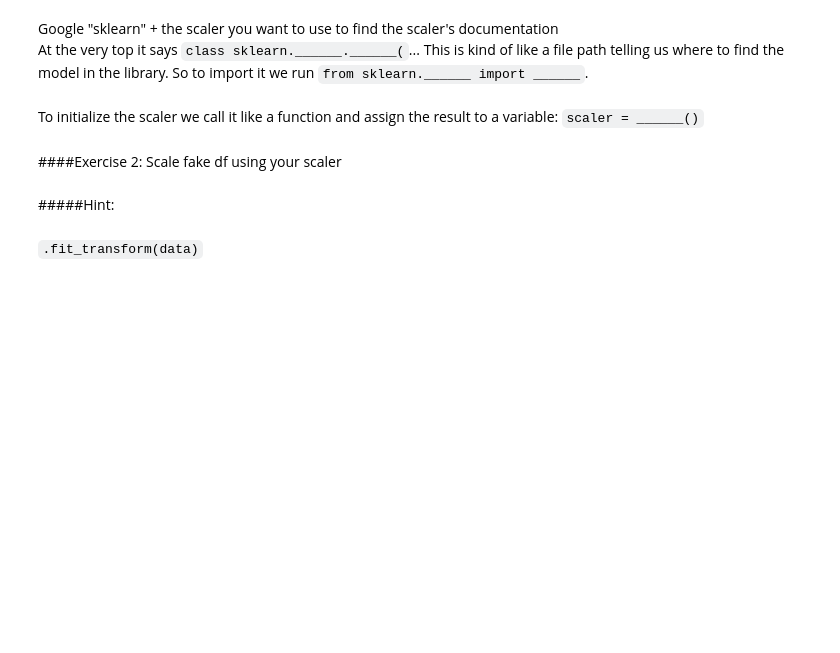
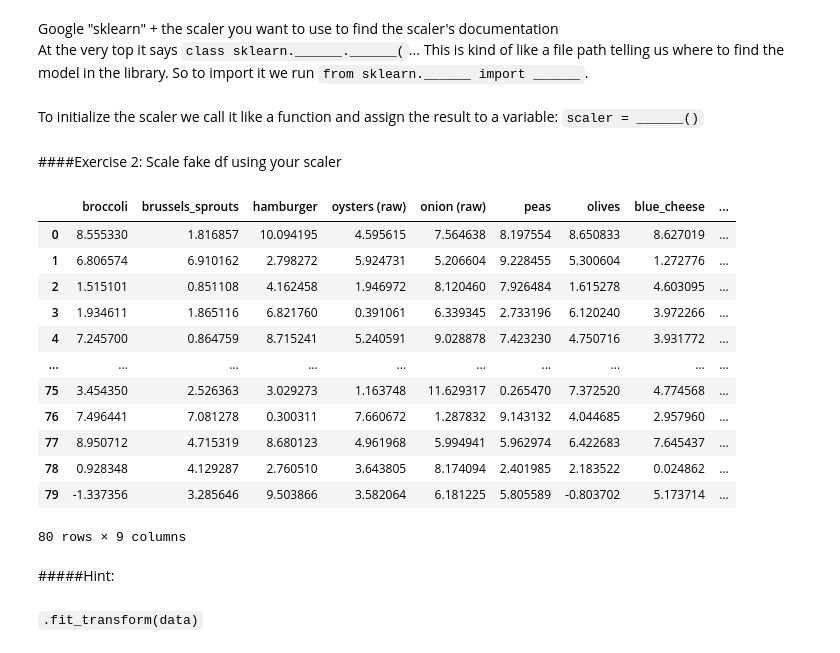
Before and after one commit to Cooljoe67/ML_DSAI, a Jupyter notebook: UML_Day_3_Warmup__Scaling.ipynb, the cells around one changed output. Drawn from its saved outputs; the diff is of its cells as text; code cells hidden in the pictures; blank space fills up the shorter version.

```diff
--- a/UML_Day_3_Warmup__Scaling.ipynb
+++ b/UML_Day_3_Warmup__Scaling.ipynb
@@ -71,0 +70,13 @@ rand_plot_2d(fake_df)
+# %%
+import pandas as pd
+import seaborn as sns
+import matplotlib.pyplot as plt
+from sklearn.metrics import pairwise_distances
+from sklearn.preprocessing import StandardScaler, MinMaxScaler, RobustScaler, QuantileTransformer, PowerTransformer
+from sklearn import set_config
+
+set_config(transform_output="pandas")
+
+mimaScaler = StandardScaler()
+
+mimaScaler
@@ -82,3 +93,21 @@ To initialize the scaler we call it like a function and assign the result to a v
+# %%
+old_fake_df = fake_df.copy()
+mimaScaler.fit_transform(fake_df)
+old_fake_df
+# %% [output]
+|  | broccoli | brussels_sprouts | hamburger | oysters (raw) | onion (raw) | peas | olives | blue_cheese | ... |
+| 0 | 8.555330 | 1.816857 | 10.094195 | 4.595615 | 7.564638 | 8.197554 | 8.650833 | 8.627019 | ... |
+| 1 | 6.806574 | 6.910162 | 2.798272 | 5.924731 | 5.206604 | 9.228455 | 5.300604 | 1.272776 | ... |
+| 2 | 1.515101 | 0.851108 | 4.162458 | 1.946972 | 8.120460 | 7.926484 | 1.615278 | 4.603095 | ... |
+| 3 | 1.934611 | 1.865116 | 6.821760 | 0.391061 | 6.339345 | 2.733196 | 6.120240 | 3.972266 | ... |
+| 4 | 7.245700 | 0.864759 | 8.715241 | 5.240591 | 9.028878 | 7.423230 | 4.750716 | 3.931772 | ... |
+| ... | ... | ... | ... | ... | ... | ... | ... | ... | ... |
+| 75 | 3.454350 | 2.526363 | 3.029273 | 1.163748 | 11.629317 | 0.265470 | 7.372520 | 4.774568 | ... |
+| 76 | 7.496441 | 7.081278 | 0.300311 | 7.660672 | 1.287832 | 9.143132 | 4.044685 | 2.957960 | ... |
+| 77 | 8.950712 | 4.715319 | 8.680123 | 4.961968 | 5.994941 | 5.962974 | 6.422683 | 7.645437 | ... |
+| 78 | 0.928348 | 4.129287 | 2.760510 | 3.643805 | 8.174094 | 2.401985 | 2.183522 | 0.024862 | ... |
+| 79 | -1.337356 | 3.285646 | 9.503866 | 3.582064 | 6.181225 | 5.805589 | -0.803702 | 5.173714 | ... |
+80 rows × 9 columns
 # %% [markdown]
 #####Hint:
 # %% [markdown]
```
Also changed, not shown: parts of 11 cells of this notebook, 1 other file.
